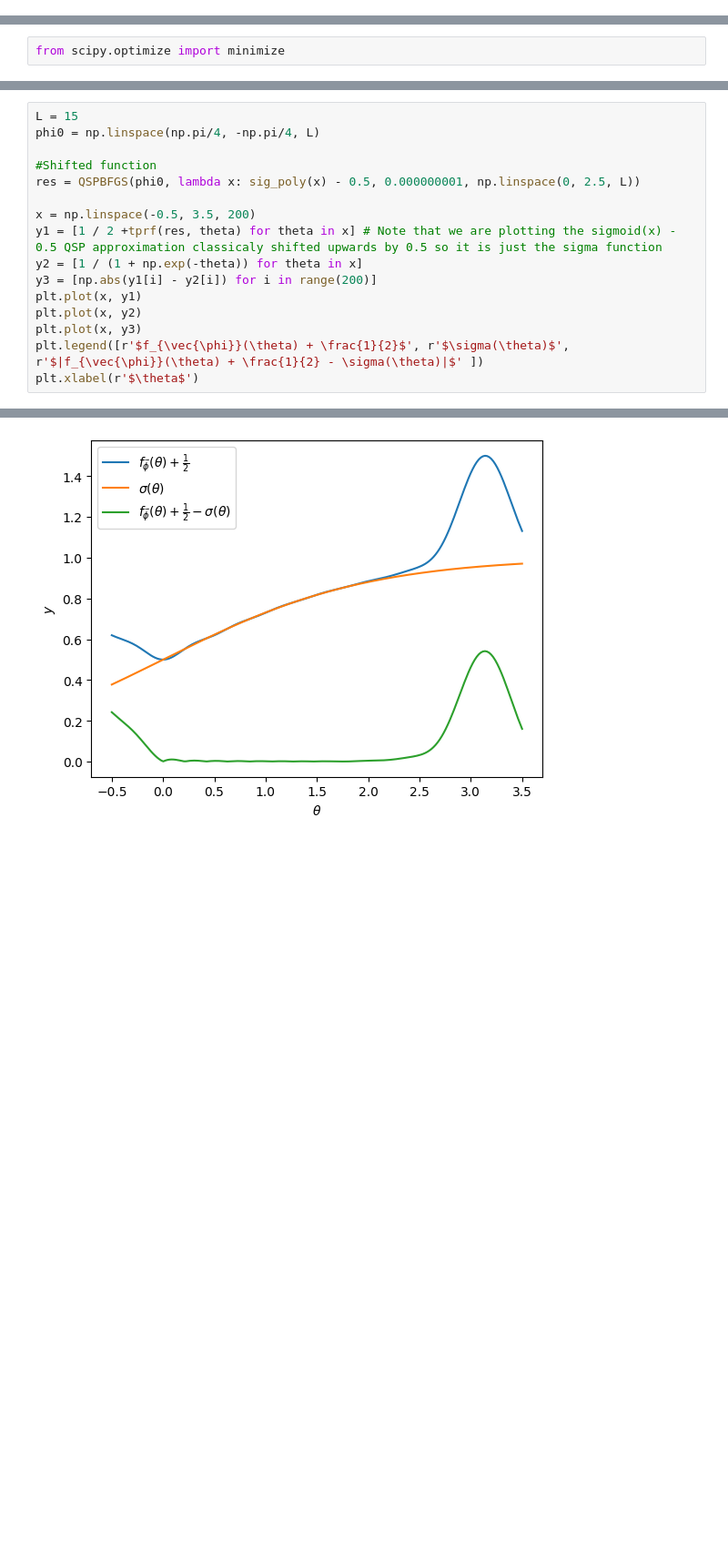
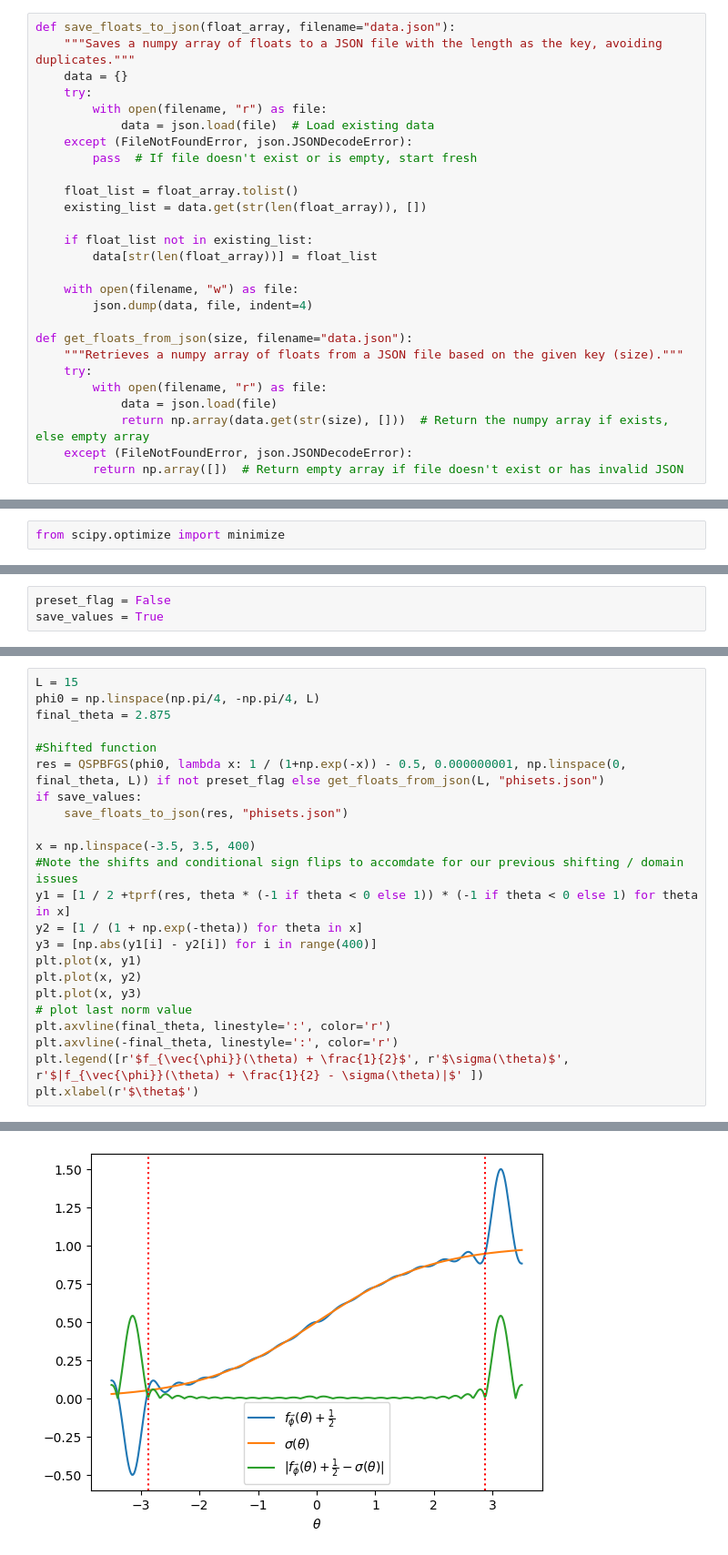
Before and after one commit to s-cavalier/temprepo190hmidterm, a Jupyter notebook: midterm.ipynb, the cells around one changed output, grey strips where cells are left out. Shown: that part at 91% size. Drawn from its saved outputs; the diff is of its cells as text; blank space fills up the shorter version.

```diff
--- a/midterm.ipynb
+++ b/midterm.ipynb
@@ -49,6 +51,33 @@ plt.ylabel(r'$f_{\vec{\phi}}(\theta)$')
 # %% [output]
 Text(0, 0.5, '$f_{\\vec{\\phi}}(\\theta)$')
 [figure]
+# %%
+def save_floats_to_json(float_array, filename="data.json"):
+    """Saves a numpy array of floats to a JSON file with the length as the key, avoiding duplicates."""
+    data = {}
+    try:
+        with open(filename, "r") as file:
+            data = json.load(file)  # Load existing data
+    except (FileNotFoundError, json.JSONDecodeError):
+        pass  # If file doesn't exist or is empty, start fresh
+
+    float_list = float_array.tolist()
+    existing_list = data.get(str(len(float_array)), [])
+
+    if float_list not in existing_list:
+        data[str(len(float_array))] = float_list
+
+    with open(filename, "w") as file:
+        json.dump(data, file, indent=4)
+
+def get_floats_from_json(size, filename="data.json"):
+    """Retrieves a numpy array of floats from a JSON file based on the given key (size)."""
+    try:
+        with open(filename, "r") as file:
+            data = json.load(file)
+            return np.array(data.get(str(size), []))  # Return the numpy array if exists, else empty array
+    except (FileNotFoundError, json.JSONDecodeError):
+        return np.array([])  # Return empty array if file doesn't exist or has invalid JSON
 # %% [markdown]
 We now have a way to plot and track the probability response function $f_{\vec{\phi}}(\theta)=|\bra{0} R_{\phi_0}(\theta)R_{\phi_1}(\theta)\cdots R_{\phi_N}(\theta)\ket{1}|^2$ and functions to return corresponding unitaries for both the composite gate and the individual equiangular gates.
 # Modelling the Sigmoid
@@ -104,0 +134,3 @@ Let's try it on the basic shifted function.
+# %%
+preset_flag = False
+save_values = True
@@ -105,17 +139,24 @@ Let's try it on the basic shifted function.
 # %%
 L = 15
 phi0 = np.linspace(np.pi/4, -np.pi/4, L)
+final_theta = 2.875
 
 #Shifted function
-res = QSPBFGS(phi0, lambda x: sig_poly(x) - 0.5, 0.000000001, np.linspace(0, 2.5, L))
+res = QSPBFGS(phi0, lambda x: 1 / (1+np.exp(-x)) - 0.5, 0.000000001, np.linspace(0, final_theta, L)) if not preset_flag else get_floats_from_json(L, "phisets.json")
+if save_values:
+    save_floats_to_json(res, "phisets.json")
 
-x = np.linspace(-0.5, 3.5, 200)
-y1 = [1 / 2 +tprf(res, theta) for theta in x] # Note that we are plotting the sigmoid(x) - 0.5 QSP approximation classicaly shifted upwards by 0.5 so it is just the sigma function
+x = np.linspace(-3.5, 3.5, 400)
+#Note the shifts and conditional sign flips to accomdate for our previous shifting / domain issues
+y1 = [1 / 2 +tprf(res, theta * (-1 if theta < 0 else 1)) * (-1 if theta < 0 else 1) for theta in x]
 y2 = [1 / (1 + np.exp(-theta)) for theta in x]
-y3 = [np.abs(y1[i] - y2[i]) for i in range(200)]
+y3 = [np.abs(y1[i] - y2[i]) for i in range(400)]
 plt.plot(x, y1)
 plt.plot(x, y2)
 plt.plot(x, y3)
+# plot last norm value
+plt.axvline(final_theta, linestyle=':', color='r')
+plt.axvline(-final_theta, linestyle=':', color='r')
 plt.legend([r'$f_{\vec{\phi}}(\theta) + \frac{1}{2}$', r'$\sigma(\theta)$', r'$|f_{\vec{\phi}}(\theta) + \frac{1}{2} - \sigma(\theta)|$' ])
 plt.xlabel(r'$\theta$')
 # %% [output]
@@ -126 +167 @@ Text(0, 0.5, '$y$')
-[figure, old version]
+[figure, new version]
```
Also changed, not shown: parts of 21 cells of this notebook, 27 other files.
